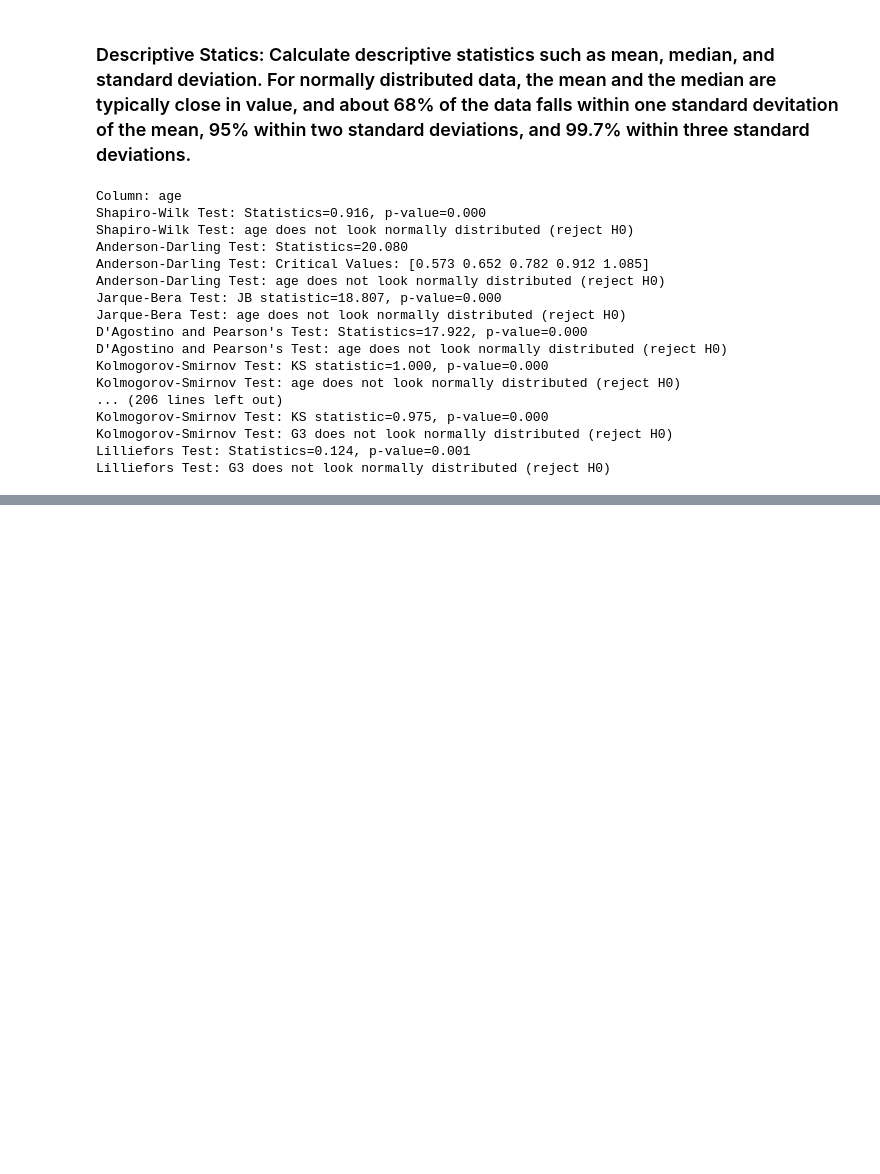
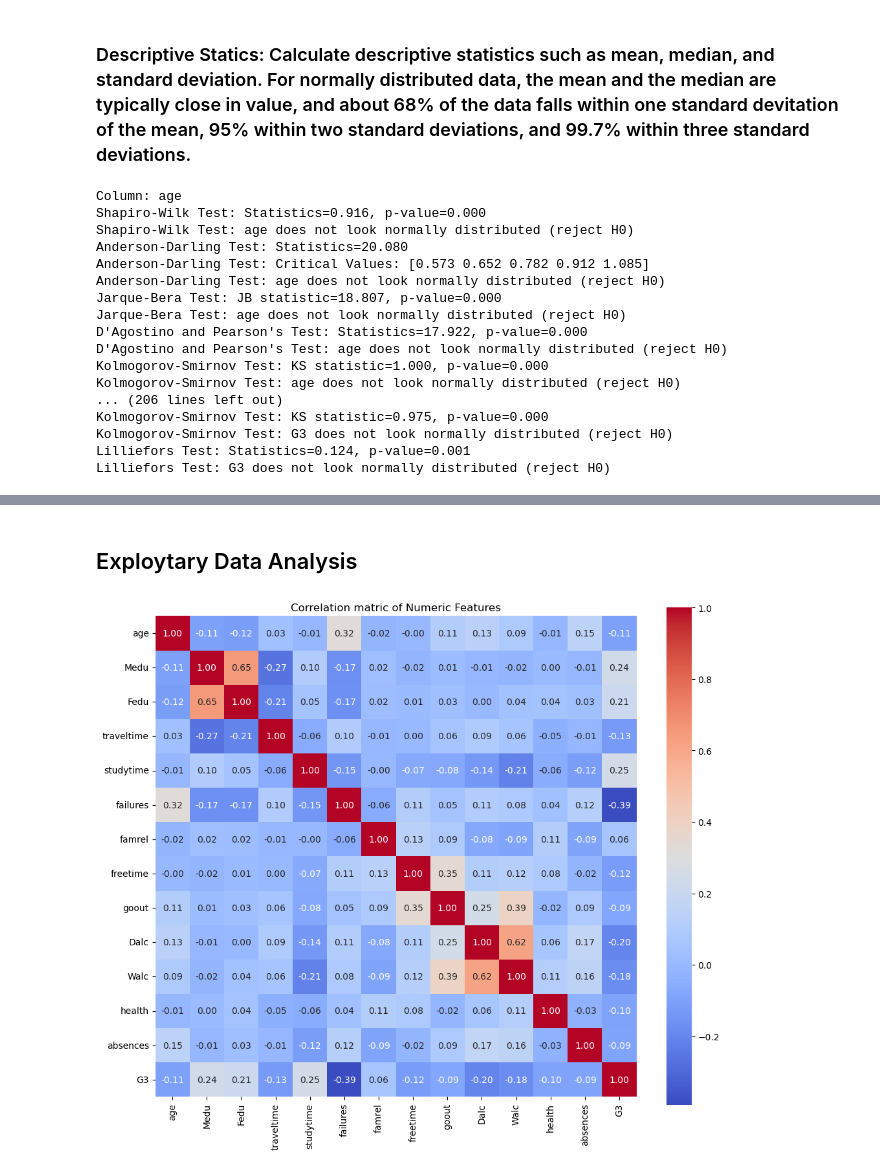
Before and after one commit to San2magar/Student-Analysis-Performance_using_ML, a Jupyter notebook: Student_Performance_Analysis.ipynb, the cells around one changed output, grey strips where cells are left out. Drawn from its saved outputs; the diff is of its cells as text; code cells hidden in the pictures; blank space fills up the shorter version.

```diff
--- a/Student_Performance_Analysis.ipynb
+++ b/Student_Performance_Analysis.ipynb
@@ -424,0 +534,19 @@ Lilliefors Test: G3 does not look normally distributed (reject H0)
+# %% [markdown]
+## Exploytary Data Analysis
+# %%
+import seaborn as sns
+import matplotlib.pyplot as plt
+
+numeric_data = df[numerical_columns]
+
+#Compute pairwise correlation of numeric columns
+correlation_matrix = numeric_data.corr()
+
+#plotting corelation heatmap
+plt.figure(figsize=(12,10))
+sns.heatmap(correlation_matrix, annot=True, cmap='coolwarm',
+           fmt=".2f", square=True)
+plt.title("Correlation matric of Numeric Features")
+plt.show()
+# %% [output]
+[figure, added]
```
Also changed, not shown: parts of 10 cells of this notebook.
